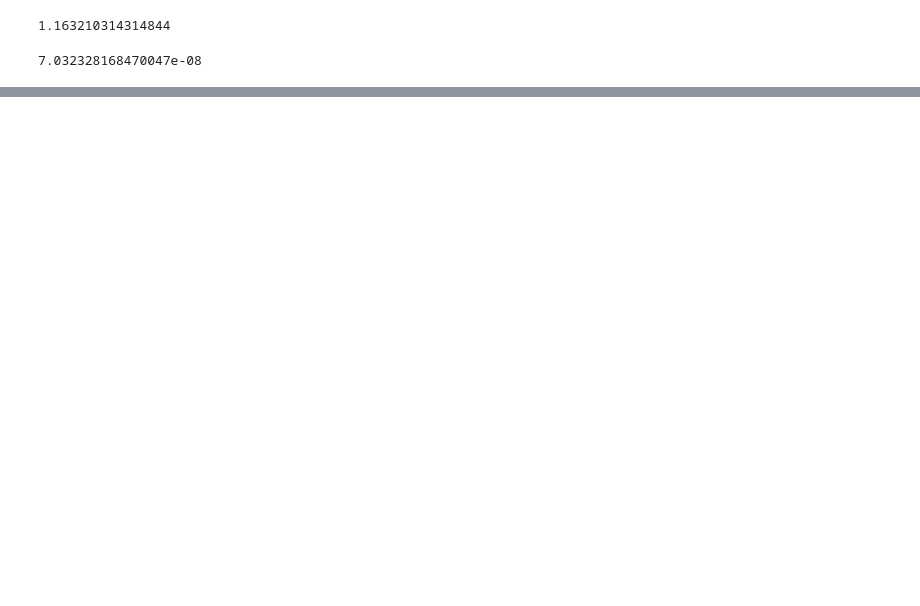
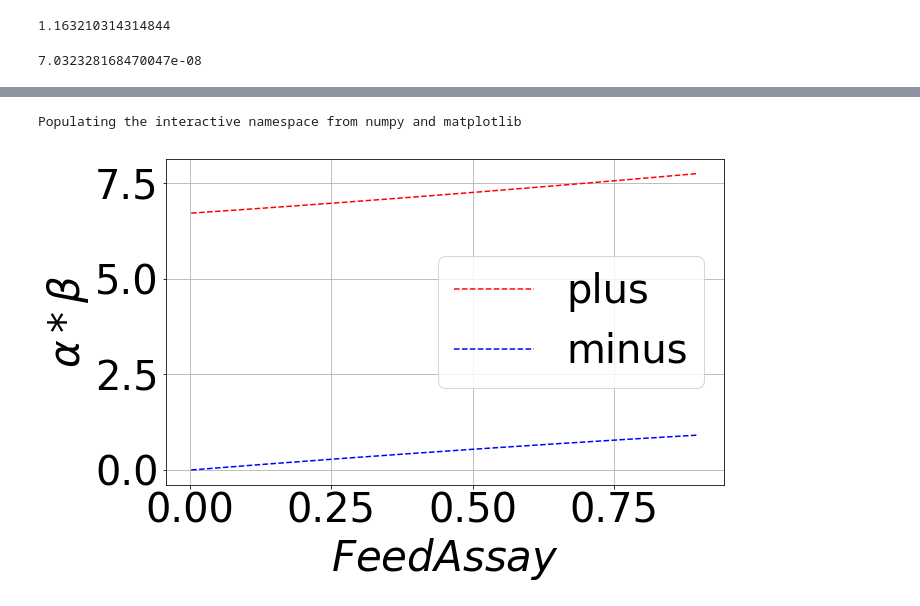
Before and after one commit to stompsjo/enrich_calcs, a Jupyter notebook: deltaU_theta.ipynb, the cells around one changed output, grey strips where cells are left out. Cells and saved outputs as stored; diff of their text form; code cells hidden in the pictures; blank space fills up the shorter version.

```diff
--- a/deltaU_theta.ipynb
+++ b/deltaU_theta.ipynb
@@ -217,0 +243,16 @@ Populating the interactive namespace from numpy and matplotlib
+# %%
+def P_by_gamma_plus(gamma, F, theta):
+    P = 1. / (2. * (gamma - 1.) * theta)
+    P *= (sqrt(pow((F-theta)*gamma,2)
+                  + (2*F+2*theta - 2*F*F - 2*theta*theta)*gamma
+                  + pow(F+theta -1, 2) )
+             + (F+theta)*gamma - F - theta +1)
+    return P
+
+def P_by_gamma_minus(gamma, F, theta):
+    P = 1. / (2. * (gamma - 1.) * theta)
+    P *= (-sqrt(pow((F-theta)*gamma,2)
+                  + (2.*F + 2.*theta - 2.*F*F - 2.*theta*theta)*gamma
+                  + pow(F + theta - 1., 2) )
+             + (F + theta)*gamma - F - theta + 1.)
+    return P
@@ -217,0 +290,19 @@ Populating the interactive namespace from numpy and matplotlib
+# %%
+pylab.rcParams['figure.figsize'] = (10, 6)
+t = np.arange(0.002, 0.9, 0.00001)
+
+plt.grid()
+plt.plot(t, P_by_gamma_plus(gamma_, t, theta_), 'r--', label='plus')
+plt.plot(t, P_by_gamma_minus(gamma_, t, theta_), 'b--', label='minus')
+
+
+plt.ylabel(r'${\alpha*\beta}$')
+plt.xlabel(r'${Feed Assay}$')
+
+
+plt.legend()
+plt.savefig(filename="alpha_times_beta.png")
+plt.show()
+# %% [output]
+Populating the interactive namespace from numpy and matplotlib
+[figure, added]
```
Also changed, not shown: parts of 15 cells of this notebook, 3 other files.
